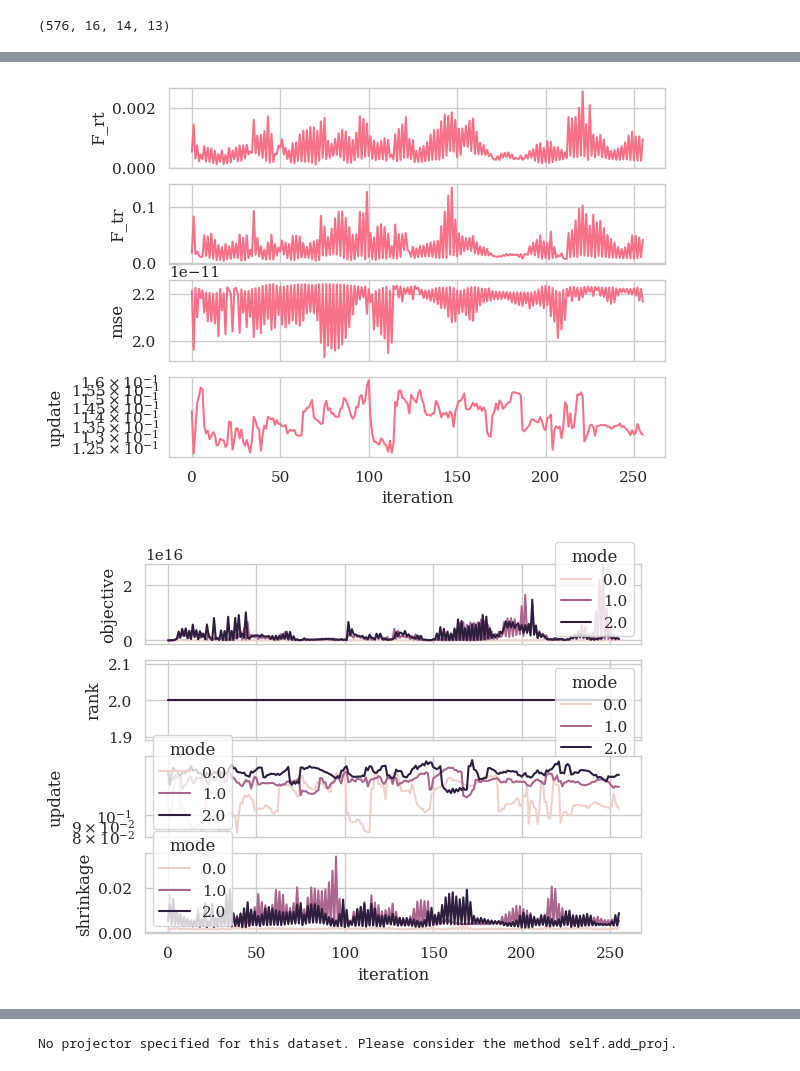
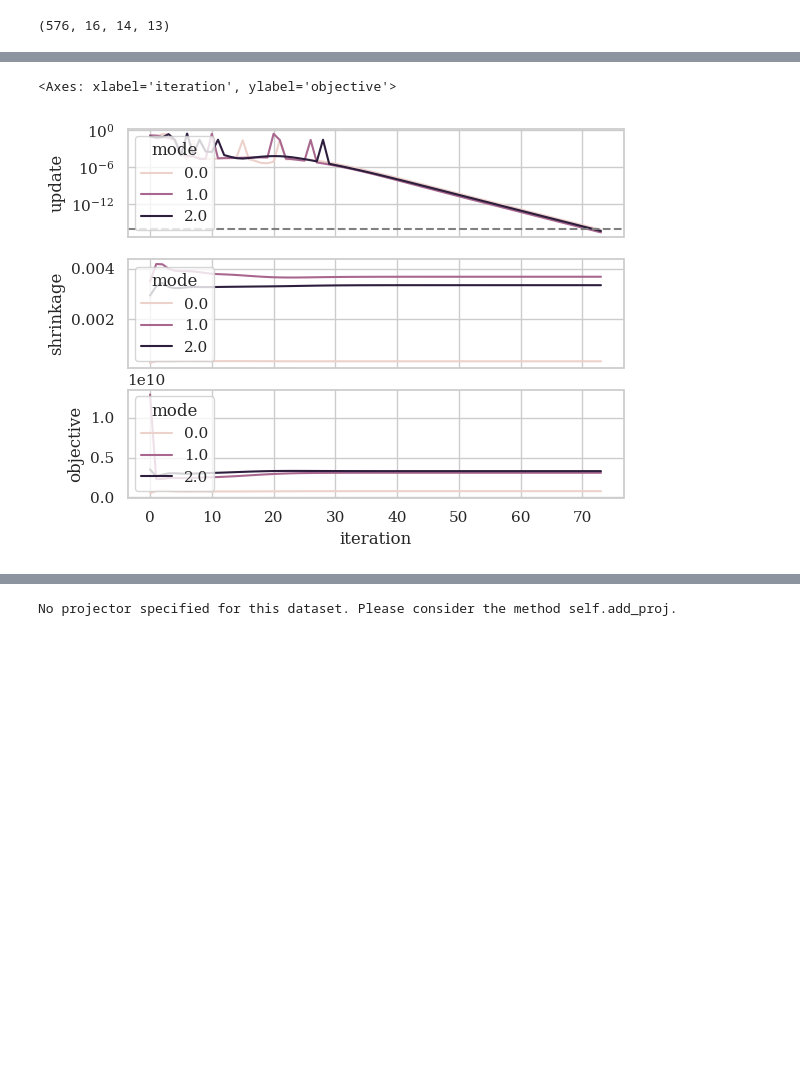
Before and after one commit to arnevdk/bttda, a Jupyter notebook: notebooks/hoda_hankel.ipynb, the cells around one changed output, grey strips where cells are left out. Drawn from its saved outputs; the diff is of its cells as text; code cells hidden in the pictures; blank space fills up the shorter version.

```diff
--- a/notebooks/hoda_hankel.ipynb
+++ b/notebooks/hoda_hankel.ipynb
@@ -70,21 +70,19 @@ X.shape
 from hoda.hoda import HODA
 import warnings
 
-from hoda.hoda import f_oneway, mode_scatter
-from hoda.gpu_opt import center, ledoit_wolf_shrinkage, combine_pvalues
 
 
 hoda = HODA(
-    rank=2,
-    max_iter=256,
-    tol=1e-8,
-    init ='svd',
+    rank=10,
+    max_iter=1024,
+    tol=1e-16,
+    init ='mlsvd',
     shrinkage='lw',
     toeplitz=(1,2),
+    obj='rt',
+    solver='lobpcg',
     taper=False,
-    obj='rt',
-    solver='lanczos',
-    keep_train_info=True,
+    extra_train_info=False,
     verbose=True,
 )
 
@@ -117,22 +121,12 @@ hoda.train_info_
 # %%
 import seaborn as sns
 import matplotlib.pyplot as plt
-from sklearn.covariance import ledoit_wolf_shrinkage
-
-if hoda.keep_train_info:
-    fig, axs = plt.subplots(4,1, sharex=True)
-    sns.lineplot(data=hoda.train_info_, x='iteration', y='F_rt', ax=axs[0])
-    sns.lineplot(data=hoda.train_info_, x='iteration', y='F_tr', ax=axs[1])
-    sns.lineplot(data=hoda.train_info_, x='iteration', y='mse', ax=axs[2])
-    sns.lineplot(data=hoda.train_info_, x='iteration', y='update', ax=axs[3])
-    axs[3].set(yscale="log")
-
-    fig, axs = plt.subplots(4,1, sharex=True)
-    sns.lineplot(data=hoda.mode_train_info_, x='iteration', y='objective',hue='mode', ax=axs[0])
-    sns.lineplot(data=hoda.mode_train_info_, x='iteration', y='rank',hue='mode', ax=axs[1])
-    sns.lineplot(data=hoda.mode_train_info_, x='iteration', y='update',hue='mode', ax=axs[2])
-    axs[2].set(yscale="log")
-    sns.lineplot(data=hoda.mode_train_info_, x='iteration', y='shrinkage',hue='mode', ax=axs[3])
+fig, axs = plt.subplots(3,1, sharex=True)
+sns.lineplot(data=hoda.train_info_.astype(float), x='iteration', y='update',hue='mode', ax=axs[0])
+axs[0].axhline(hoda.tol, color='grey', linestyle='--')
+axs[0].set_yscale('log')
+sns.lineplot(data=hoda.train_info_.astype(float), x='iteration', y='shrinkage',hue='mode', ax=axs[1])
+sns.lineplot(data=hoda.train_info_.astype(float), x='iteration', y='objective',hue='mode', ax=axs[2])
 # %% [output]
+<Axes: xlabel='iteration', ylabel='objective'>
-[figure, old version]
+[figure, new version]
-[figure, removed]
```
Also changed, not shown: parts of 13 cells of this notebook, 10 other files.
